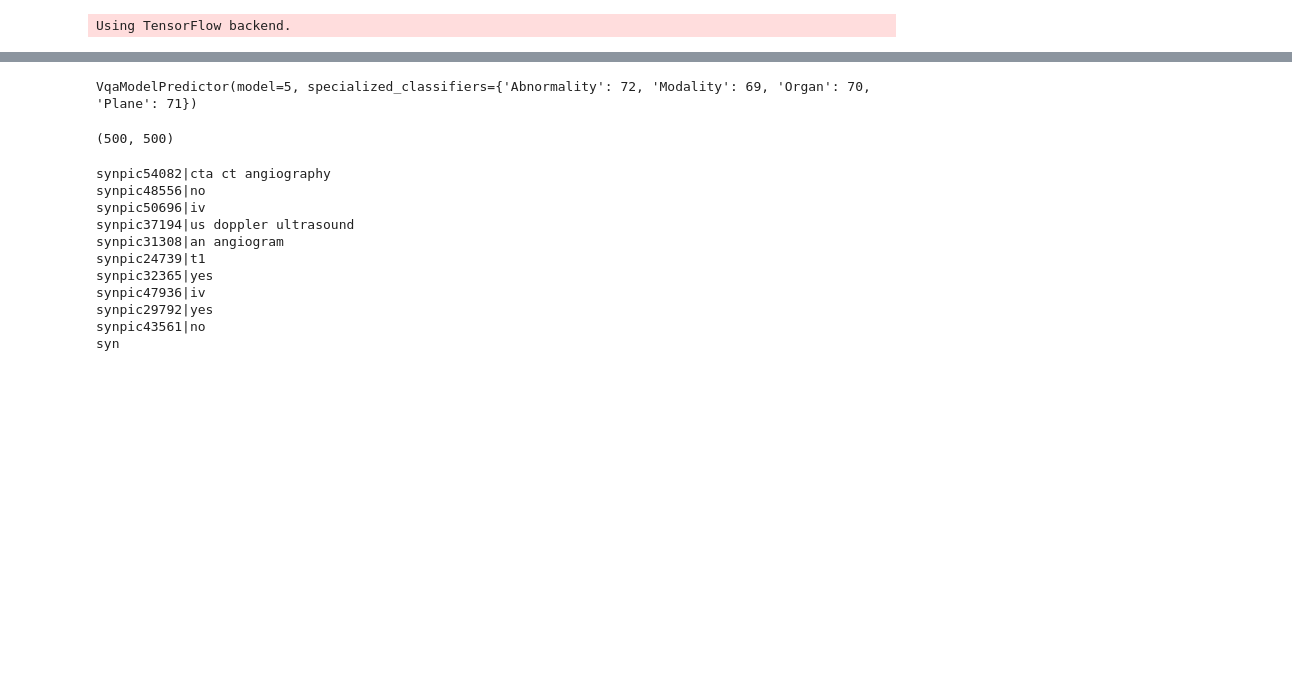
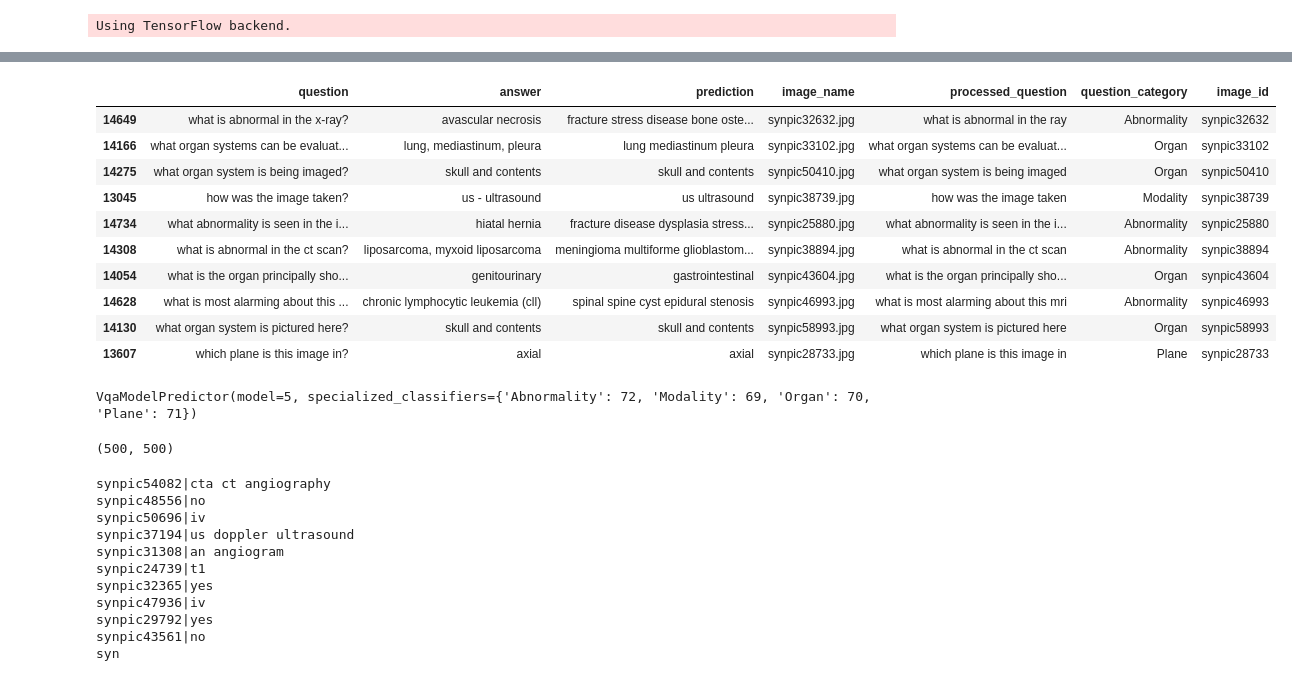
Before and after one commit to turner11/VQA-MED, a Jupyter notebook: VQA-MED/VQA.Python/6_create_submission.ipynb, the cells around one changed output, grey strips where cells are left out. Cells and saved outputs as stored; diff of their text form; code cells hidden in the pictures; blank space fills up the shorter version.

```diff
--- a/VQA-MED/VQA.Python/6_create_submission.ipynb
+++ b/VQA-MED/VQA.Python/6_create_submission.ipynb
@@ -84,3 +70,19 @@ df_output_validation.sample(10)
+# %%
+display = df_output_validation[df_output_validation.question_category == 'Abnormality']
+display = df_output_validation
+display.sample(10)
+# %% [output]
+|  | question | answer | prediction | image_name | processed_question | question_category | image_id |
+| 14649 | what is abnormal in the x-ray? | avascular necrosis | fracture stress disease bone oste... | synpic32632.jpg | what is abnormal in the ray | Abnormality | synpic32632 |
+| 14166 | what organ systems can be evaluat... | lung, mediastinum, pleura | lung mediastinum pleura | synpic33102.jpg | what organ systems can be evaluat... | Organ | synpic33102 |
+| 14275 | what organ system is being imaged? | skull and contents | skull and contents | synpic50410.jpg | what organ system is being imaged | Organ | synpic50410 |
+| 13045 | how was the image taken? | us - ultrasound | us ultrasound | synpic38739.jpg | how was the image taken | Modality | synpic38739 |
+| 14734 | what abnormality is seen in the i... | hiatal hernia | fracture disease dysplasia stress... | synpic25880.jpg | what abnormality is seen in the i... | Abnormality | synpic25880 |
+| 14308 | what is abnormal in the ct scan? | liposarcoma, myxoid liposarcoma | meningioma multiforme glioblastom... | synpic38894.jpg | what is abnormal in the ct scan | Abnormality | synpic38894 |
+| 14054 | what is the organ principally sho... | genitourinary | gastrointestinal | synpic43604.jpg | what is the organ principally sho... | Organ | synpic43604 |
+| 14628 | what is most alarming about this ... | chronic lymphocytic leukemia (cll) | spinal spine cyst epidural stenosis | synpic46993.jpg | what is most alarming about this mri | Abnormality | synpic46993 |
+| 14130 | what organ system is pictured here? | skull and contents | skull and contents | synpic58993.jpg | what organ system is pictured here | Organ | synpic58993 |
+| 13607 | which plane is this image in? | axial | axial | synpic28733.jpg | which plane is this image in | Plane | synpic28733 |
 # %%
 mp
 # %% [output]
```
Also changed, not shown: parts of 2 cells of this notebook, 2 other files.
